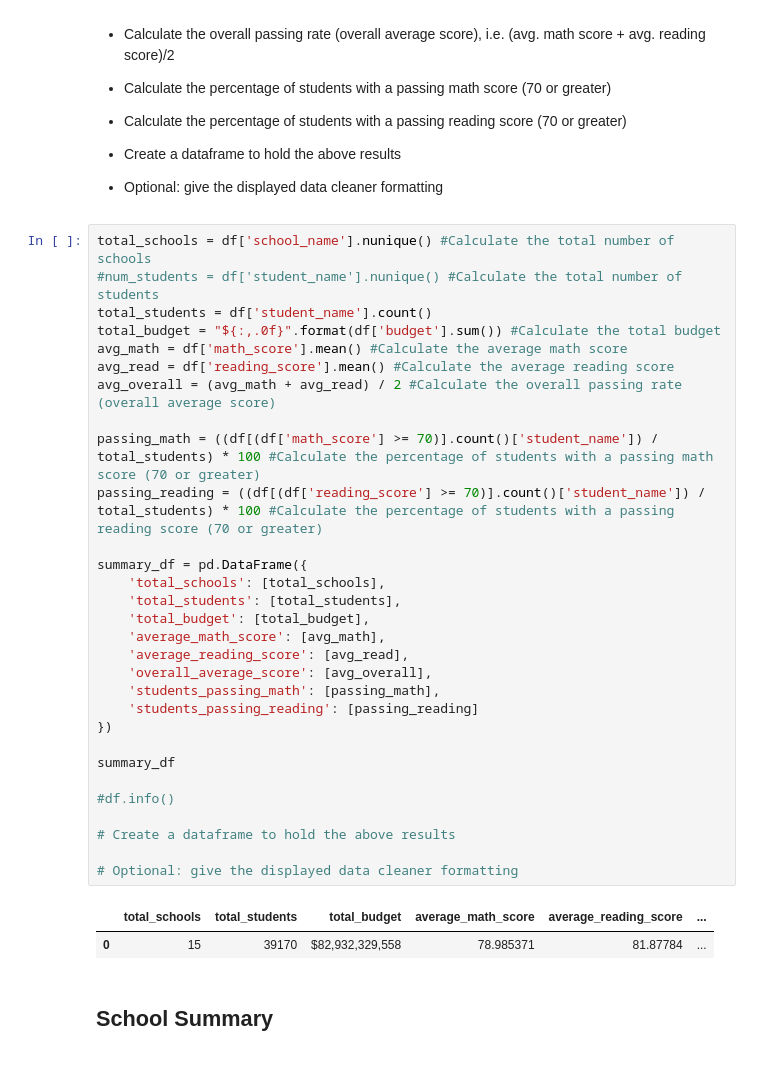
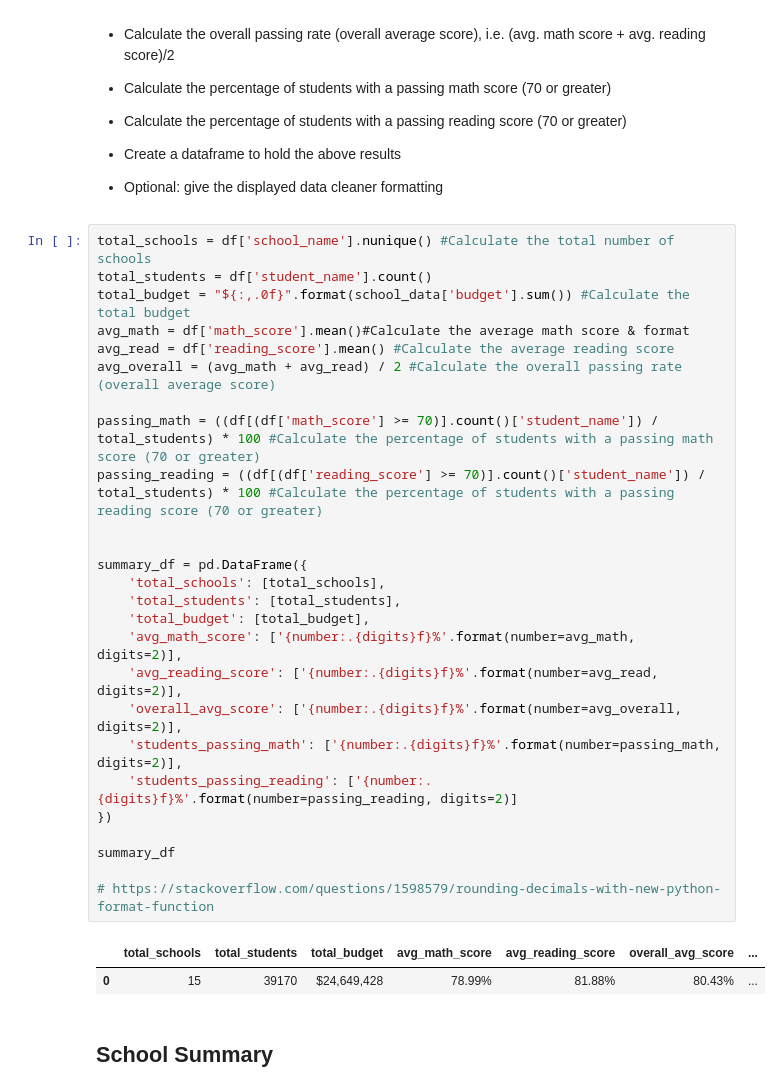
Before and after one commit to JenniferRae84/Pandas-Homework---Week-4, a Jupyter notebook: PyCitySchools_starter.ipynb, the cells around one changed output. Cells and saved outputs as stored; diff of their text form.

```diff
--- a/PyCitySchools_starter.ipynb
+++ b/PyCitySchools_starter.ipynb
@@ -57,37 +57,33 @@ df.head()
 * Optional: give the displayed data cleaner formatting
 # %%
 total_schools = df['school_name'].nunique() #Calculate the total number of schools
-#num_students = df['student_name'].nunique() #Calculate the total number of students
 total_students = df['student_name'].count()
-total_budget = "${:,.0f}".format(df['budget'].sum()) #Calculate the total budget
-avg_math = df['math_score'].mean() #Calculate the average math score
+total_budget = "${:,.0f}".format(school_data['budget'].sum()) #Calculate the total budget
+avg_math = df['math_score'].mean()#Calculate the average math score & format
 avg_read = df['reading_score'].mean() #Calculate the average reading score
 avg_overall = (avg_math + avg_read) / 2 #Calculate the overall passing rate (overall average score)
 
 passing_math = ((df[(df['math_score'] >= 70)].count()['student_name']) / total_students) * 100 #Calculate the percentage of students with a passing math score (70 or greater)
 passing_reading = ((df[(df['reading_score'] >= 70)].count()['student_name']) / total_students) * 100 #Calculate the percentage of students with a passing reading score (70 or greater)
 
+
 summary_df = pd.DataFrame({
     'total_schools': [total_schools],
     'total_students': [total_students],
     'total_budget': [total_budget],
-    'average_math_score': [avg_math],
-    'average_reading_score': [avg_read],
-    'overall_average_score': [avg_overall],
-    'students_passing_math': [passing_math],
-    'students_passing_reading': [passing_reading]
+    'avg_math_score': ['{number:.{digits}f}%'.format(number=avg_math, digits=2)],
+    'avg_reading_score': ['{number:.{digits}f}%'.format(number=avg_read, digits=2)],
+    'overall_avg_score': ['{number:.{digits}f}%'.format(number=avg_overall, digits=2)],
+    'students_passing_math': ['{number:.{digits}f}%'.format(number=passing_math, digits=2)],
+    'students_passing_reading': ['{number:.{digits}f}%'.format(number=passing_reading, digits=2)]
 })
 
 summary_df
 
-#df.info()
-
-# Create a dataframe to hold the above results
-
-# Optional: give the displayed data cleaner formatting
+# https://stackoverflow.com/questions/1598579/rounding-decimals-with-new-python-format-function
 # %% [output]
-|  | total_schools | total_students | total_budget | average_math_score | average_reading_score | ... |
-| 0 | 15 | 39170 | $82,932,329,558 | 78.985371 | 81.87784 | ... |
+|  | total_schools | total_students | total_budget | avg_math_score | avg_reading_score | overall_avg_score | ... |
+| 0 | 15 | 39170 | $24,649,428 | 78.99% | 81.88% | 80.43% | ... |
 # %% [markdown]
 ## School Summary
 # %% [markdown]
```
Also changed, not shown: parts of 3 cells of this notebook.
